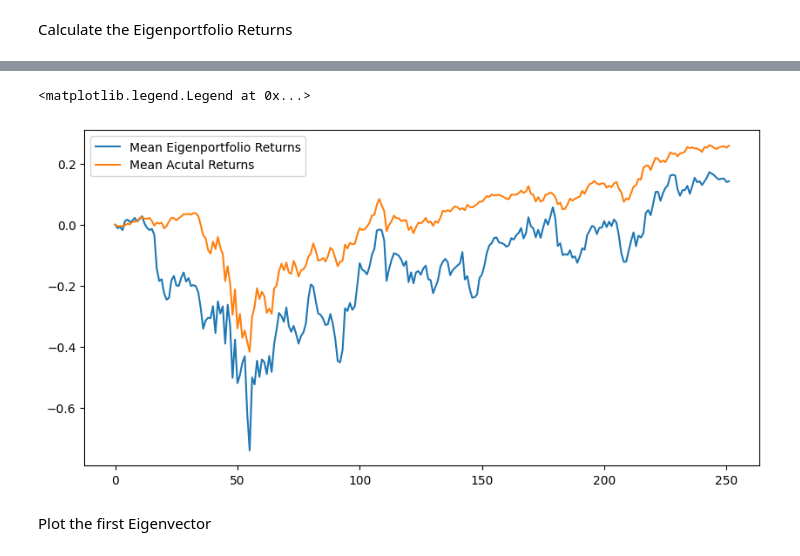
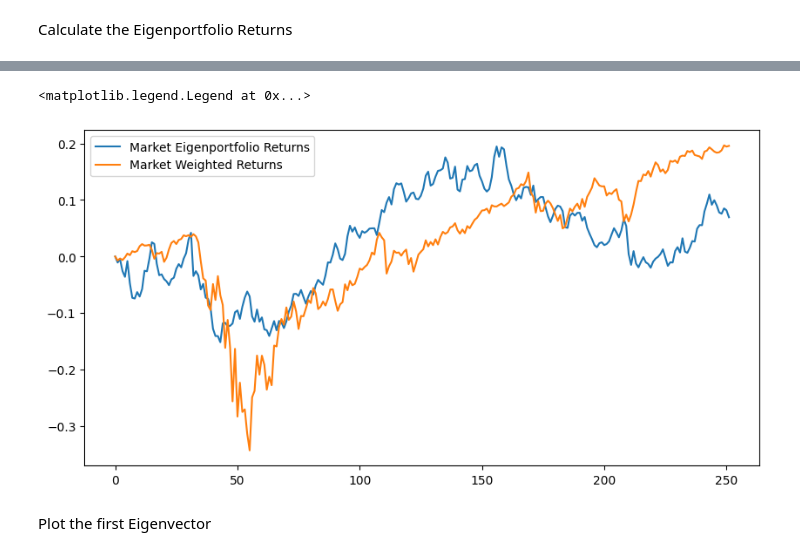
Before and after one commit to andygarcia830/msdspt2025b_dmw_lab2_lt5, a Jupyter notebook: Lab2A-LT5.ipynb, the cells around one changed output, grey strips where cells are left out. Drawn from its saved outputs; the diff is of its cells as text; code cells hidden in the pictures.

```diff
--- a/Lab2A-LT5.ipynb
+++ b/Lab2A-LT5.ipynb
@@ -226,0 +229,4 @@ F = F.T
+# %%
+spx_market = download('^SPX', datetime.datetime(2020,1,1))
+R_market = spx_market.pct_change().fillna(0).reset_index(drop=True)
+R_market.head()
@@ -227,13 +241,11 @@ F = F.T
 # %%
-FM = F.mean(axis=1)
-RM = R.mean(axis=1)
 fig, ax = plt.subplots(1, 1, figsize=(10,5))
-ax.plot(FM.cumsum(),  label="Mean Eigenportfolio Returns")
-ax.plot(RM.cumsum(), label = "Mean Acutal Returns")
+ax.plot(F[0].cumsum()/50,  label="Market Eigenportfolio Returns")
+ax.plot(R_market.cumsum(), label = "Market Weighted Actual Returns")
 plt.legend()
 # %% [output]
 <matplotlib.legend.Legend at 0x...>
-[figure, old version]
+[figure, new version]
 # %%
 import matplotlib.ticker as tck
 def plot_eigenportfolio(n):
```
Also changed, not shown: parts of 16 cells of this notebook, 1 other file.
